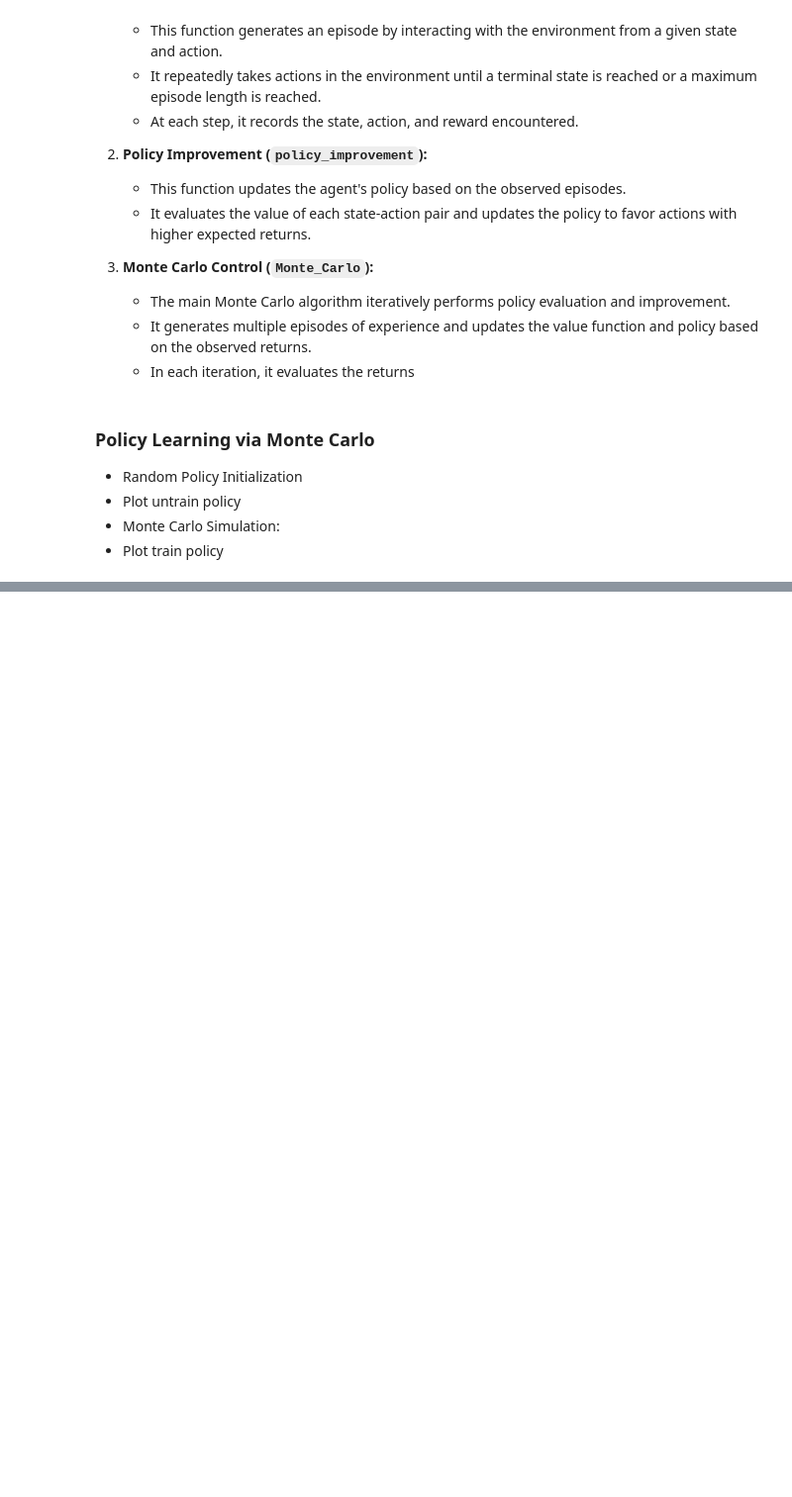
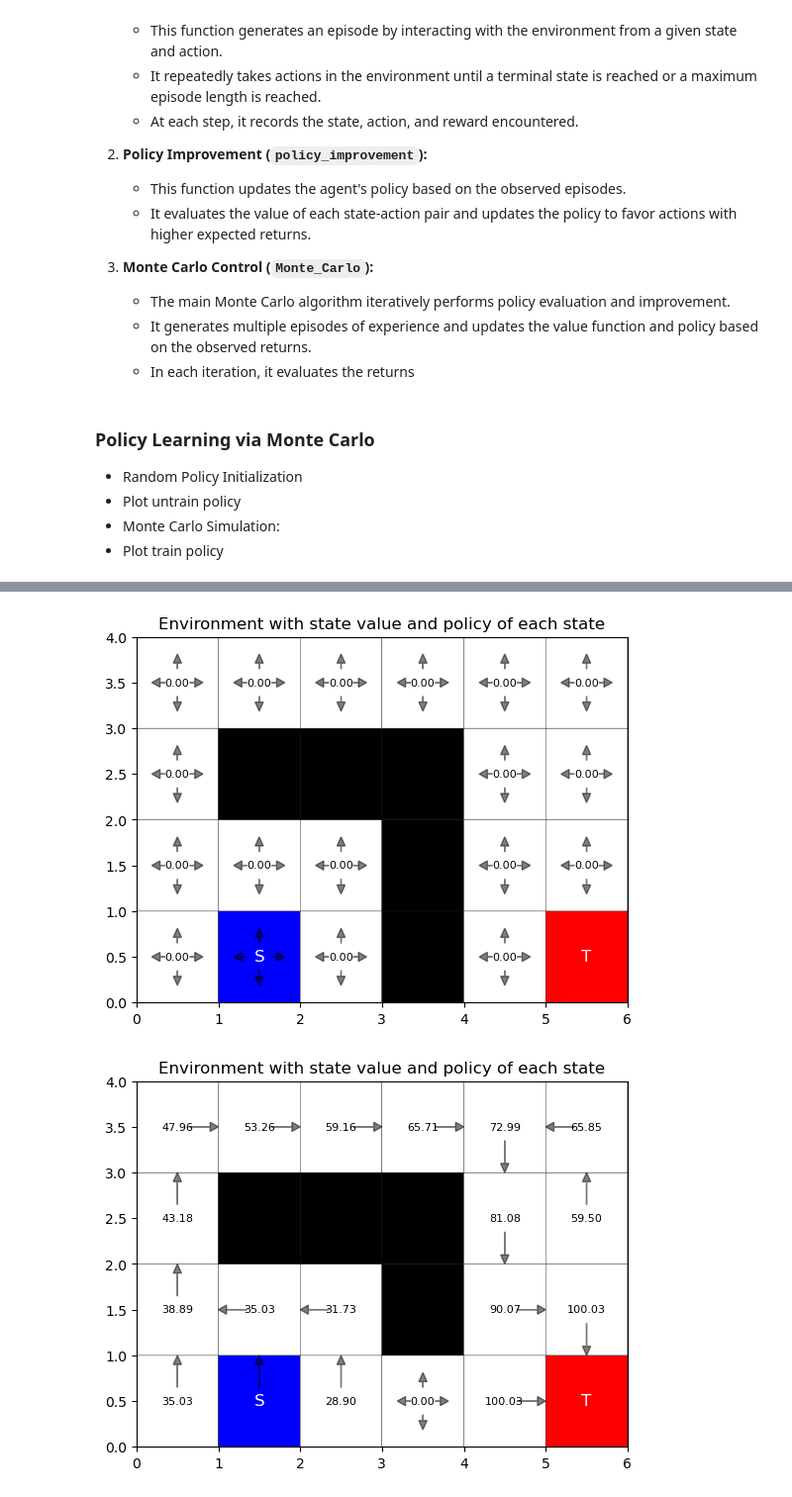
Before and after one commit to OmerShiranC/RL-Project, a Jupyter notebook: MDP.ipynb, the cells around one changed output, grey strips where cells are left out. Shown at 99% size. Drawn from its saved outputs; the diff is of its cells as text; code cells hidden in the pictures; blank space fills up the shorter version.

```diff
--- a/MDP.ipynb
+++ b/MDP.ipynb
@@ -220,7 +220,7 @@ def step(self, state, action):
 def get_random_state(self):
     while True:
         # Generate a random state within the valid range
-        state = np.random.randint(0, height * width-1)
+        state = np.random.randint(0, self.height * self.width-1)
         if state not in self.blocked and state != self.terminal_state:
             return state
 
@@ -359,0 +371,7 @@ Env.plot_policy()
+# %%
+def epsilon_greedy(self,state):
+    if np.random.rand() < self.epsilon:
+        return np.random.randint(0,3)
+    else:
+        return np.argmax(self.q_val[state])
+Environment.epsilon_greedy = epsilon_greedy
@@ -359,0 +614,29 @@ Env.plot_policy()
+# %%
+def initialize():
+    width = 6
+    height = 4
+    start = 1
+    terminal = 5
+    num_blocks = 0  # Number of random blocks
+    gamma = .9
+    step_size = 0.1
+    Env = Environment(width, height, start, terminal, num_blocks, gamma, step_size)
+    Env.generate_blocks()
+    Env.blocked = [3,9,13,14,15]
+    for i in Env.blocked:
+        Env.grid[i] = -1
+    return Env
+
+Env = initialize()
+Env.plot_policy()
+Env.Dyna_Q_Plus(num_episodes = 200, n_plan = 100)
+Env.blocked = [9,13,14,15]
+Env.grid[3] = 0
+Env.plot_policy()
+Env.Dyna_Q_Plus(num_episodes = 10000, n_plan = 100)
+Env.plot_policy()
+#
+# Env.plot_policy()
+# %% [output]
+[figure, added]
+[figure, added]
```
Also changed, not shown: parts of 18 cells of this notebook.
